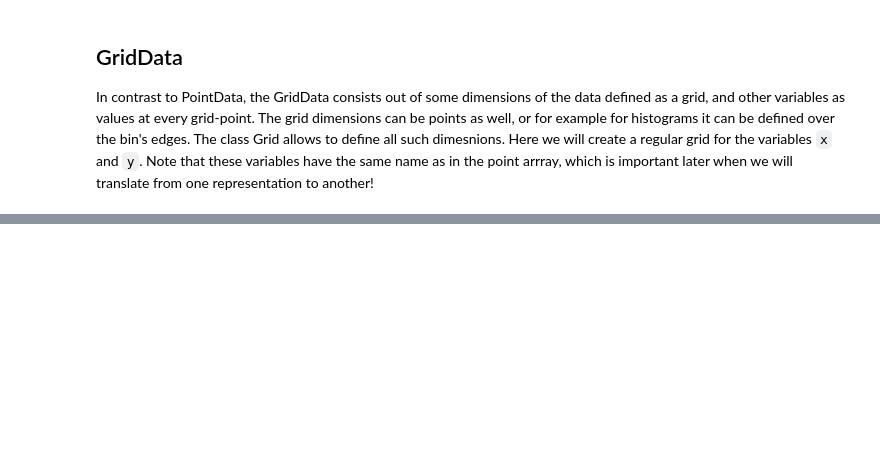
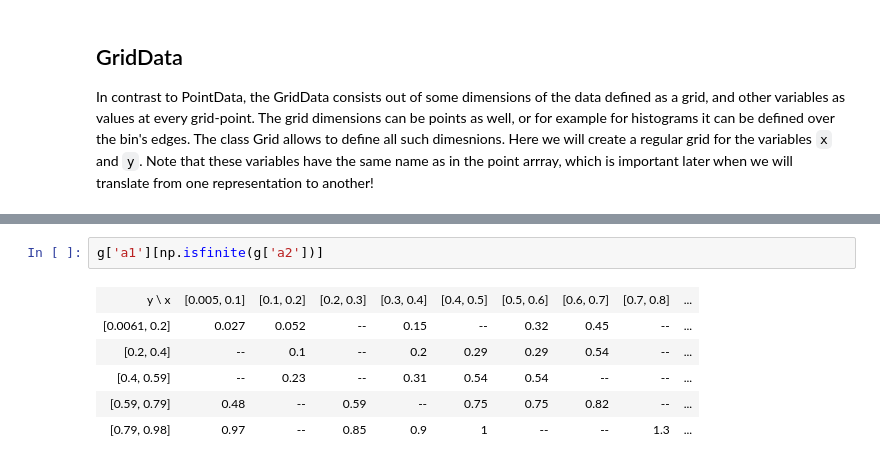
Before and after one commit to philippeller/dama, a Jupyter notebook: notebooks/example.ipynb, the cells around one changed output, grey strips where cells are left out. Drawn from its saved outputs; the diff is of its cells as text; blank space fills up the shorter version.

```diff
--- a/notebooks/example.ipynb
+++ b/notebooks/example.ipynb
@@ -90,0 +85,9 @@ hists2.plot_map('a', cmap='Spectral', cbar=True, ax=ax4)
+# %%
+g['a1'][np.isfinite(g['a2'])]
+# %% [output]
+| y \ x | [0.005, 0.1] | [0.1, 0.2] | [0.2, 0.3] | [0.3, 0.4] | [0.4, 0.5] | [0.5, 0.6] | [0.6, 0.7] | [0.7, 0.8] | ... |
+| [0.0061, 0.2] | 0.027 | 0.052 | -- | 0.15 | -- | 0.32 | 0.45 | -- | ... |
+| [0.2, 0.4] | -- | 0.1 | -- | 0.2 | 0.29 | 0.29 | 0.54 | -- | ... |
+| [0.4, 0.59] | -- | 0.23 | -- | 0.31 | 0.54 | 0.54 | -- | -- | ... |
+| [0.59, 0.79] | 0.48 | -- | 0.59 | -- | 0.75 | 0.75 | 0.82 | -- | ... |
+| [0.79, 0.98] | 0.97 | -- | 0.85 | 0.9 | 1 | -- | -- | 1.3 | ... |
```
Also changed, not shown: parts of 19 cells of this notebook.
